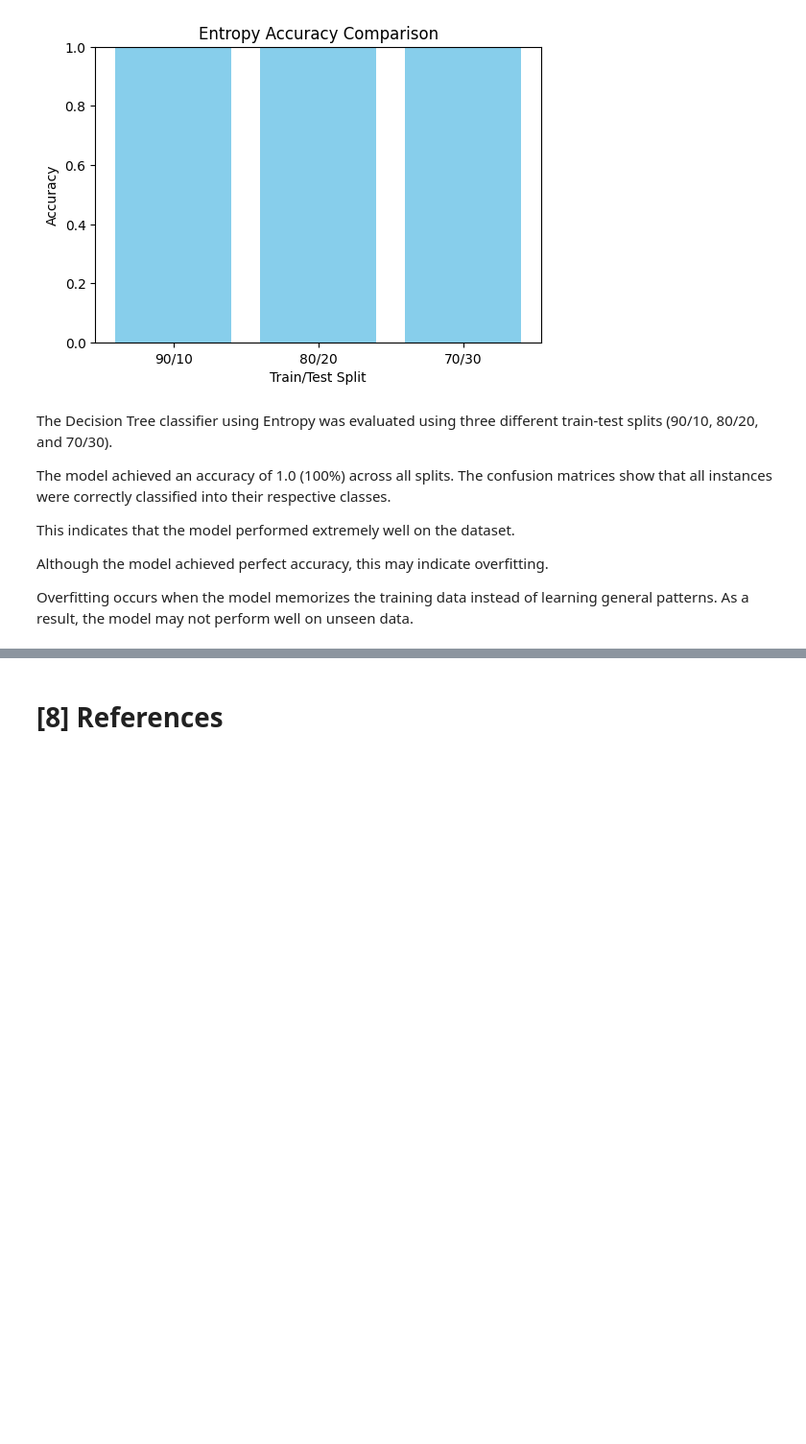
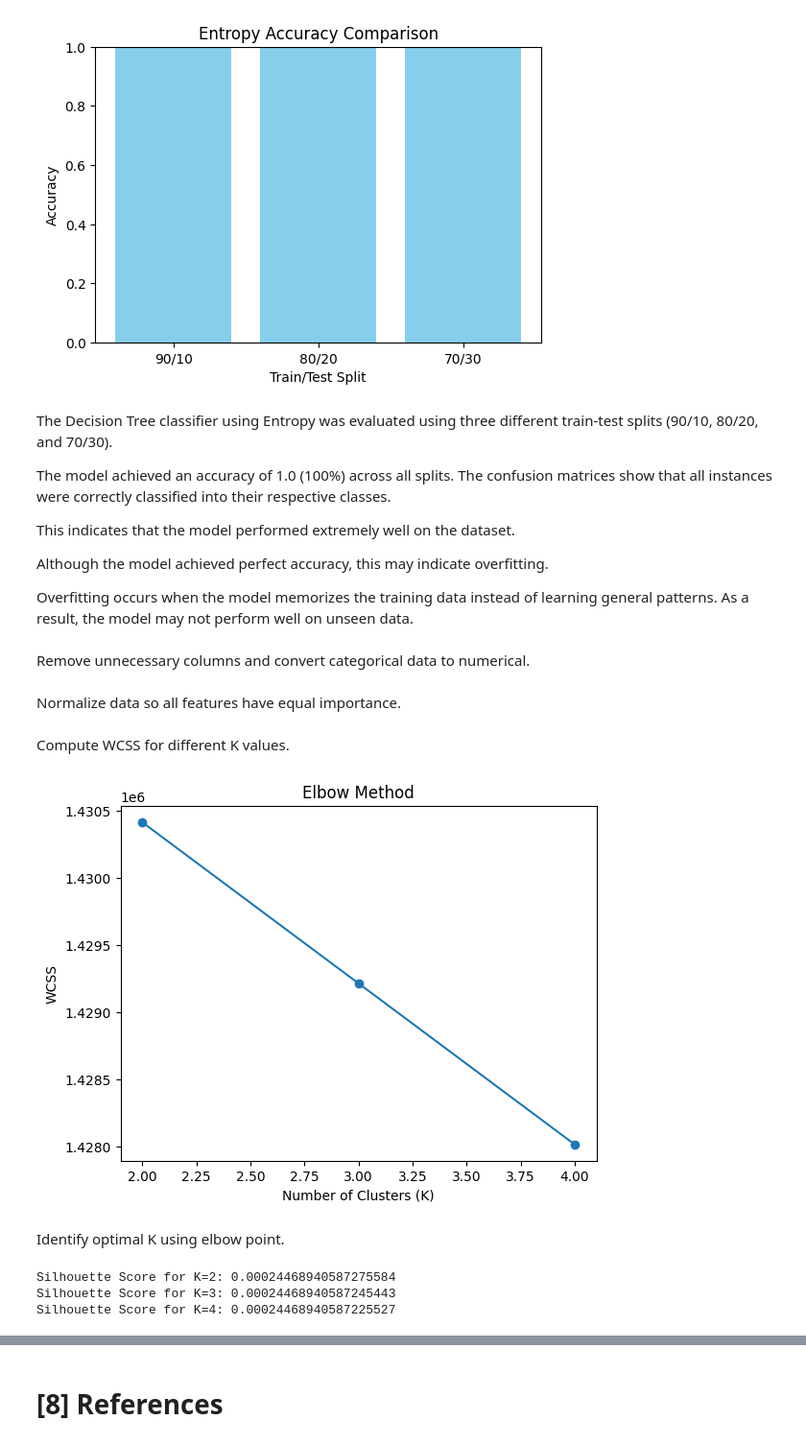
Before and after one commit to hind190/Data-Mining-Project-, a Jupyter notebook: Phase3.ipynb, the cells around one changed output, grey strips where cells are left out. Shown at 96% size. Drawn from its saved outputs; the diff is of its cells as text; code cells hidden in the pictures; blank space fills up the shorter version.

```diff
--- a/Phase3.ipynb
+++ b/Phase3.ipynb
@@ -280,3 +284,51 @@ This indicates that the model performed extremely well on the dataset.
 Although the model achieved perfect accuracy, this may indicate overfitting.
 
 Overfitting occurs when the model memorizes the training data instead of learning general patterns. As a result, the model may not perform well on unseen data.
+# %%
+import pandas as pd
+from sklearn.preprocessing import StandardScaler
+from sklearn.cluster import KMeans
+from sklearn.metrics import silhouette_score
+import matplotlib.pyplot as plt
+
+df = pd.read_csv("Preprocessed_dataset.csv")
+# %%
+df = df.drop(["date"], axis=1, errors='ignore')
+df = pd.get_dummies(df, drop_first=True)
+# %% [markdown]
+Remove unnecessary columns and convert categorical data to numerical.
+# %%
+scaler = StandardScaler()
+X_scaled = scaler.fit_transform(df)
+# %% [markdown]
+Normalize data so all features have equal importance.
+# %%
+wcss = []
+K_range = [2, 3, 4]
+
+for k in K_range:
+    kmeans = KMeans(n_clusters=k, random_state=42)
+    kmeans.fit(X_scaled)
+    wcss.append(kmeans.inertia_)
+# %% [markdown]
+Compute WCSS for different K values.
+# %%
+plt.plot(K_range, wcss, marker='o')
+plt.title("Elbow Method")
+plt.xlabel("Number of Clusters (K)")
+plt.ylabel("WCSS")
+plt.show()
+# %% [output]
+[figure, added]
+# %% [markdown]
+Identify optimal K using elbow point.
+# %%
+for k in K_range:
+    kmeans = KMeans(n_clusters=k, random_state=42)
+    labels = kmeans.fit_predict(X_scaled)
+    score = silhouette_score(X_scaled, labels)
+    print(f"Silhouette Score for K={k}: {score}")
+# %% [output]
+Silhouette Score for K=2: 0.00024468940587275584
+Silhouette Score for K=3: 0.00024468940587245443
+Silhouette Score for K=4: 0.00024468940587225527
```
Also changed, not shown: parts of 10 cells of this notebook.
